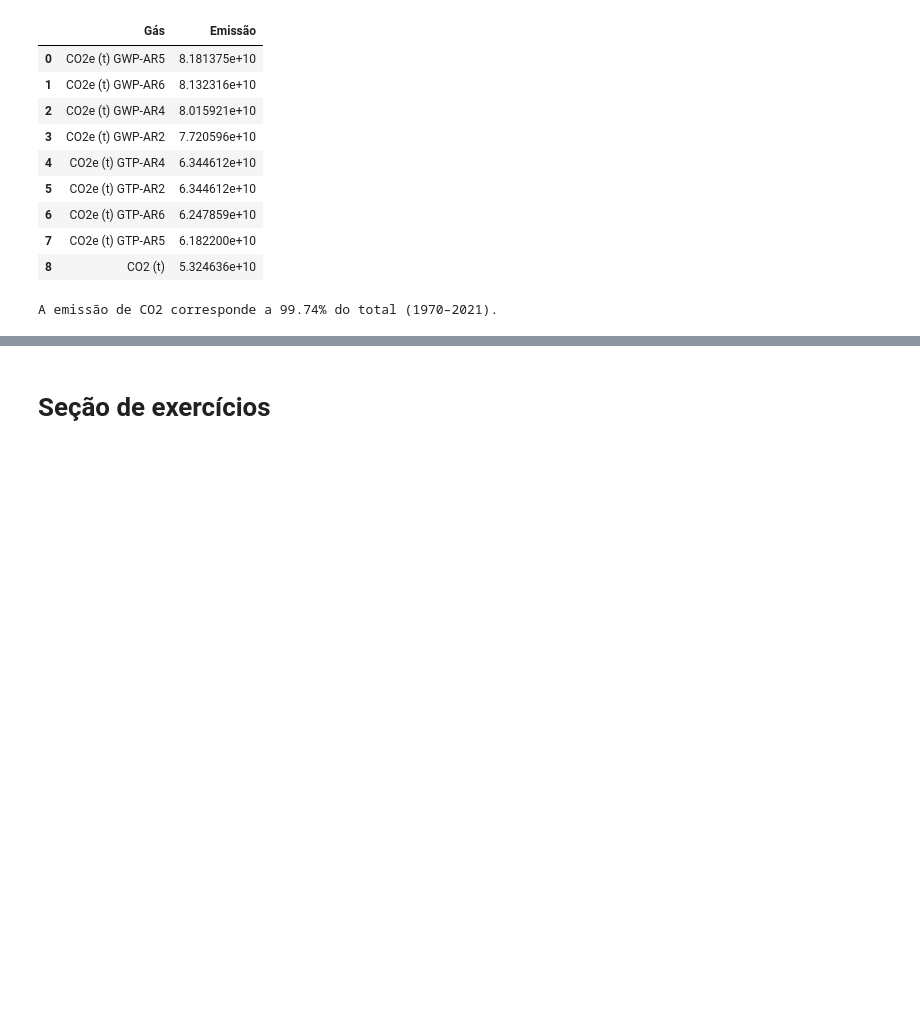
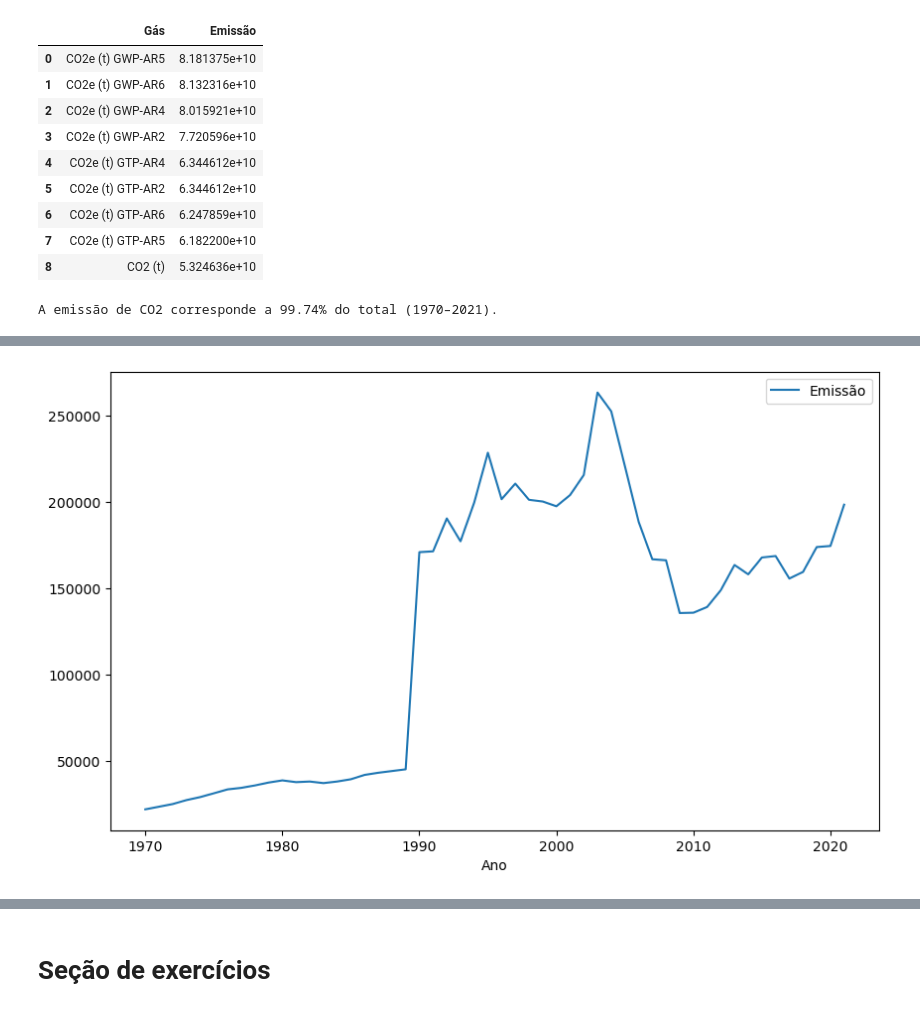
Before and after one commit to joas-ds/Alura_Python_para_Data_Science-Public, a Jupyter notebook: Selecionando_e_agrupando_dados/analise_dados_SEEG.ipynb, the cells around one changed output, grey strips where cells are left out. Drawn from its saved outputs; the diff is of its cells as text; code cells hidden in the pictures; blank space fills up the shorter version.

Commit message:
Adiciona análises de emissão dos gases e Gráficos para observação

```diff
--- a/Selecionando_e_agrupando_dados/analise_dados_SEEG.ipynb
+++ b/Selecionando_e_agrupando_dados/analise_dados_SEEG.ipynb
@@ -447,0 +626,5 @@ Objetivo: agrupar dados com base em não só 1, mas DUAS colunas do data frame a
+# %%
+# Agrupa por ano e seleciona a coluna com valores para o gráfico
+emissoes_por_ano.groupby('Ano')[['Emissão']].mean().plot(figsize=(10, 6));
+# %% [output]
+[figure, added]
```
Also changed, not shown: parts of 21 cells of this notebook.
